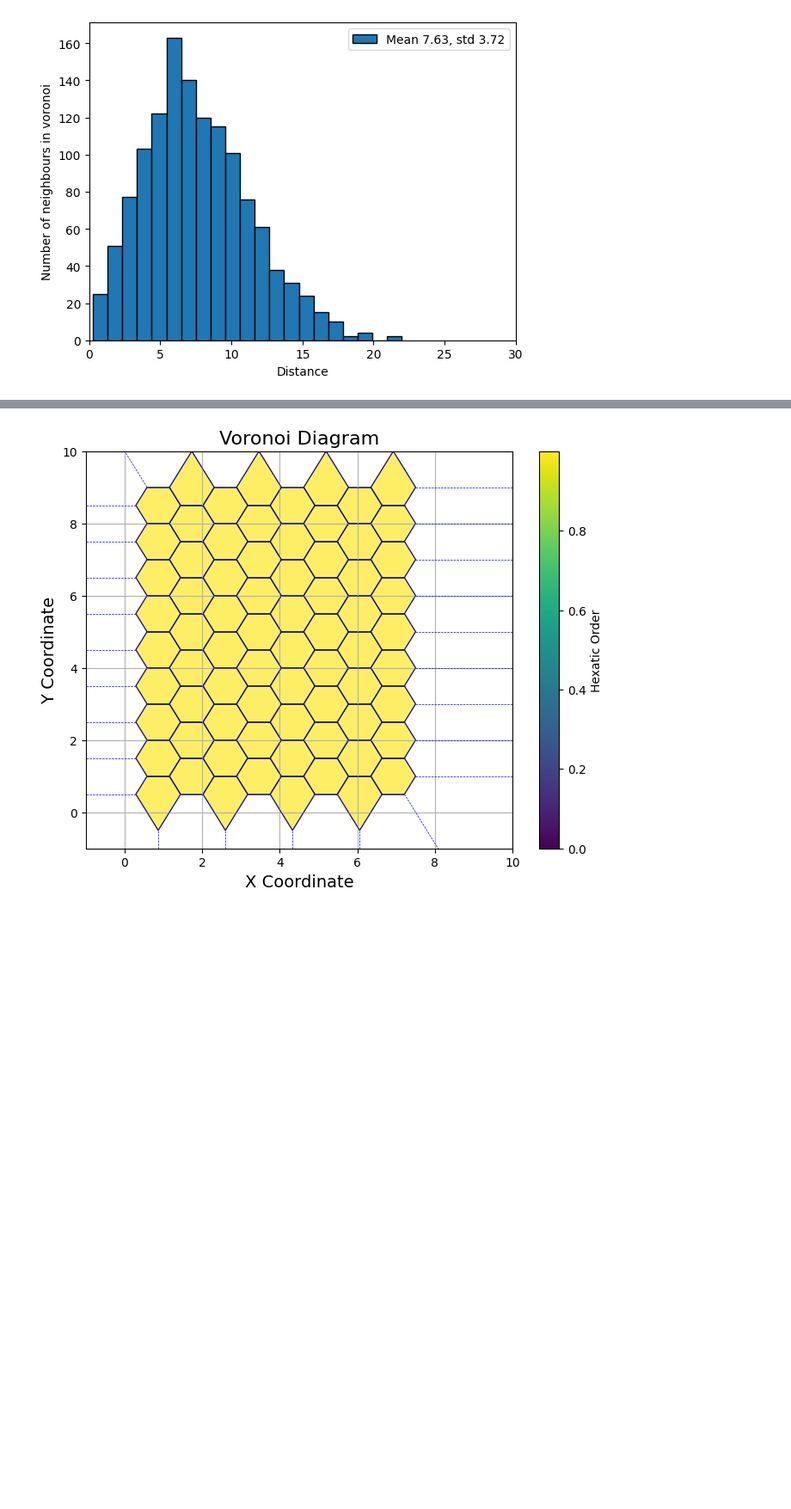
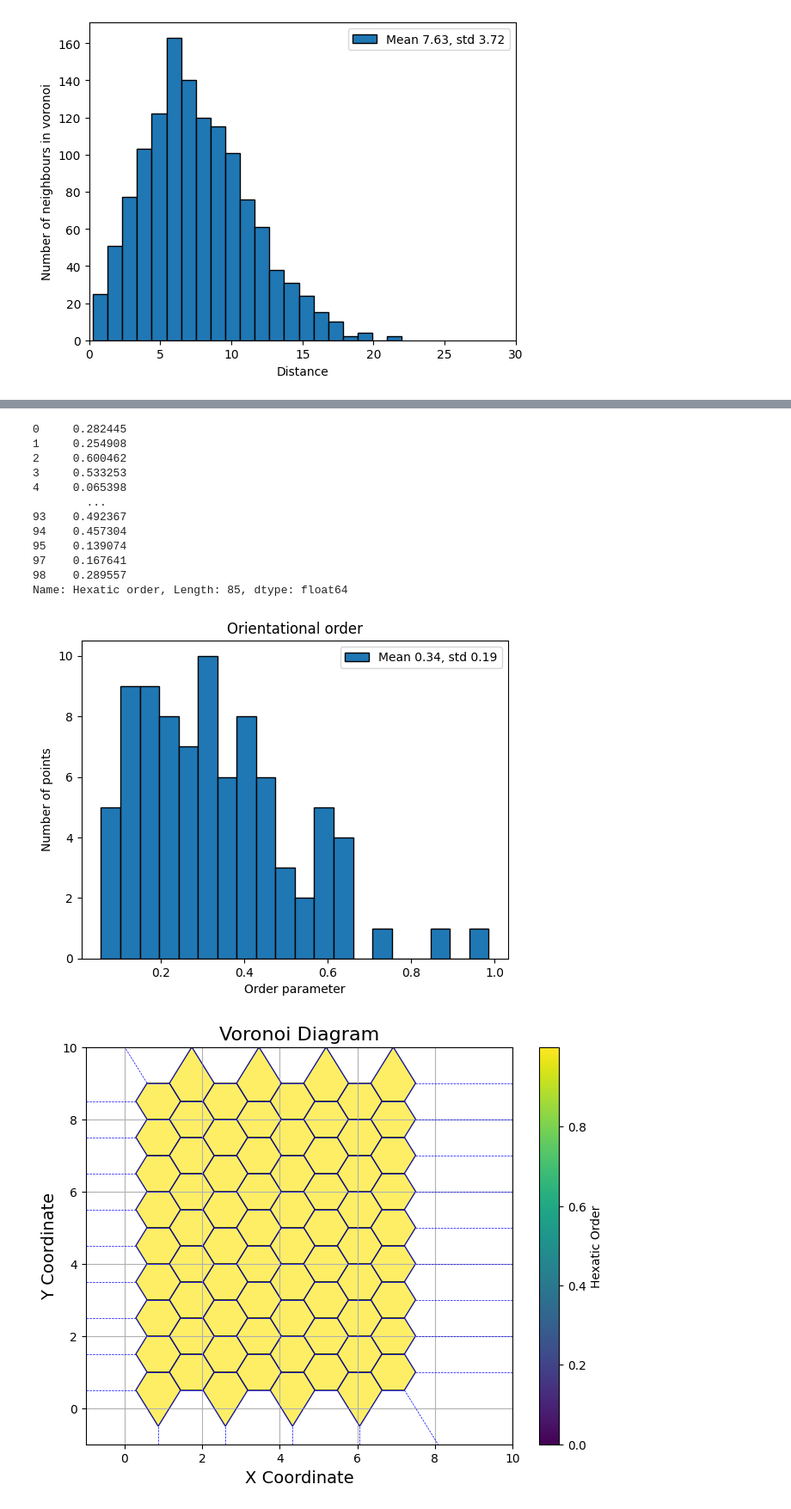
Before and after one commit to maria0026/solution_pipes_patterns, a Jupyter notebook: results.ipynb, the cells around one changed output, grey strips where cells are left out. Shown at 86% size. Cells and saved outputs as stored; diff of their text form; code cells hidden in the pictures; blank space fills up the shorter version.

```diff
--- a/results.ipynb
+++ b/results.ipynb
@@ -122,3 +161,21 @@ voronoi_plotter.order_hist(order_random)
+# %%
+updated_df_random = voronoi_analyser_random.calculate_orientational_order_circles(radius = 1.5,absolute = False)
+order_random=updated_df_random.loc[df_random['Point of Voronoi']==1, 'Hexatic order']
+voronoi_plotter.order_hist(order_random)
+# %% [output]
+0     0.282445
+1     0.254908
+2     0.600462
+3     0.533253
+4     0.065398
+        ...
+93    0.492367
+94    0.457304
+95    0.139074
+97    0.167641
+98    0.289557
+Name: Hexatic order, Length: 85, dtype: float64
+[figure, added]
 # %%
 voronoi_plotter.hexatic_order(order, x_lim_min=-1, x_lim_max=10, y_lim_min=-1, y_lim_max=10)
 # %% [output]
```
Also changed, not shown: parts of 9 cells of this notebook, 2 other files.
